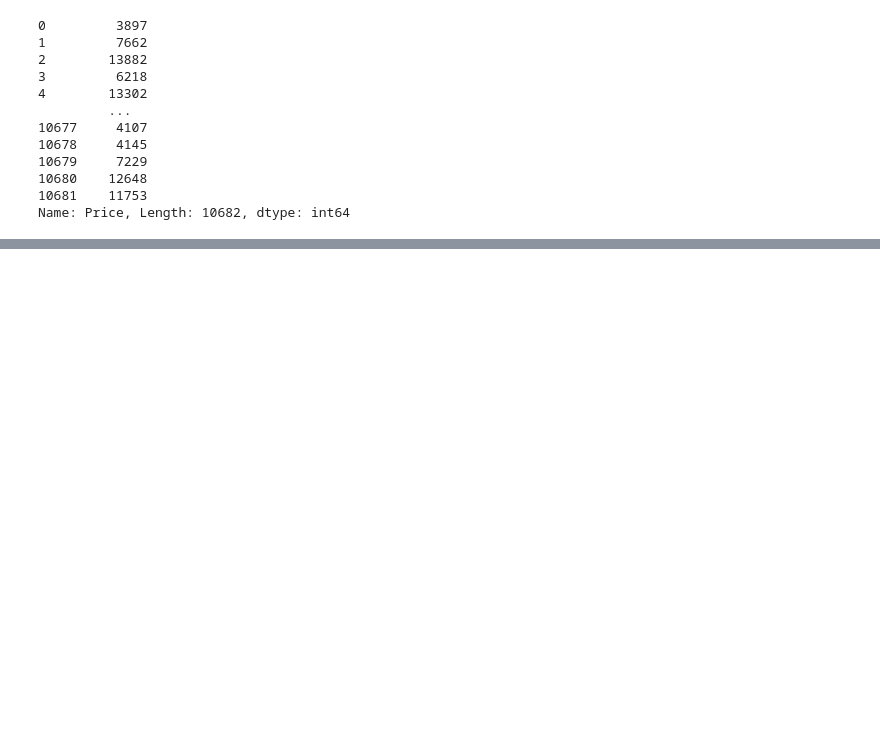
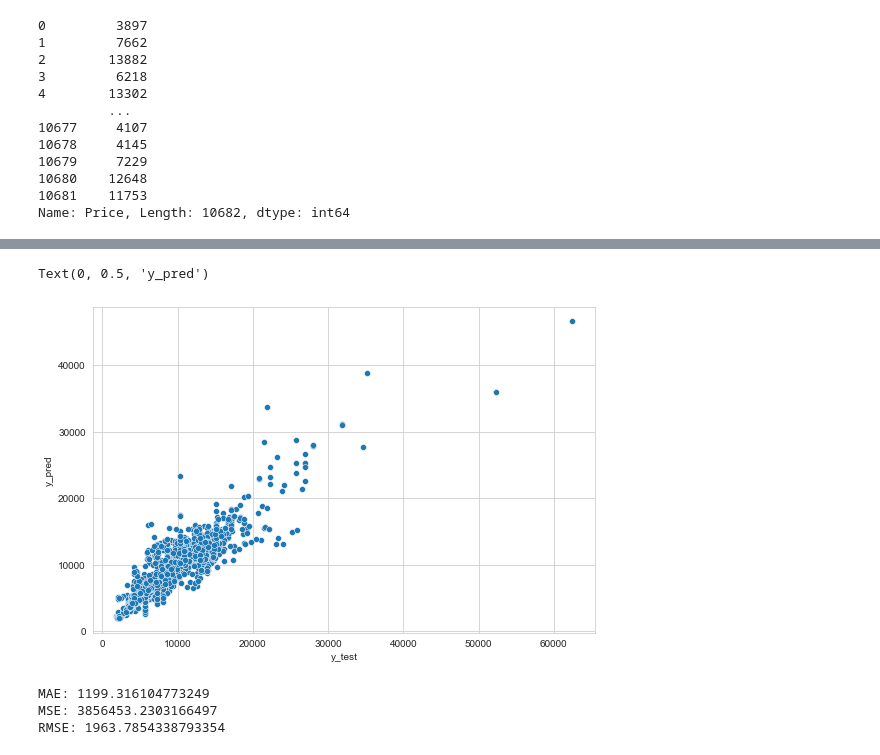
Before and after one commit to saquibmohiuddin/flight-fare-prediction, a Jupyter notebook: flight_fare.ipynb, the cells around one changed output, grey strips where cells are left out. Saved outputs shown, nothing was run; the diff lists cells and outputs as text; code cells hidden in the pictures; blank space fills up the shorter version.

```diff
--- a/flight_fare.ipynb
+++ b/flight_fare.ipynb
@@ -602,0 +749,17 @@ preprocess_data(df_test)
+# %%
+plt.figure(figsize = (9, 6))
+sns.scatterplot(x = y_test, y = y_pred)
+plt.xlabel("y_test")
+plt.ylabel("y_pred")
+# %% [output]
+Text(0, 0.5, 'y_pred')
+[figure, added]
+# %%
+from sklearn import metrics
+print('MAE:', metrics.mean_absolute_error(y_test, y_pred))
+print('MSE:', metrics.mean_squared_error(y_test, y_pred))
+print('RMSE:', np.sqrt(metrics.mean_squared_error(y_test, y_pred)))
+# %% [output]
+MAE: 1199.316104773249
+MSE: 3856453.2303166497
+RMSE: 1963.7854338793354
```
Also changed, not shown: parts of 26 cells of this notebook, 1 other file.
